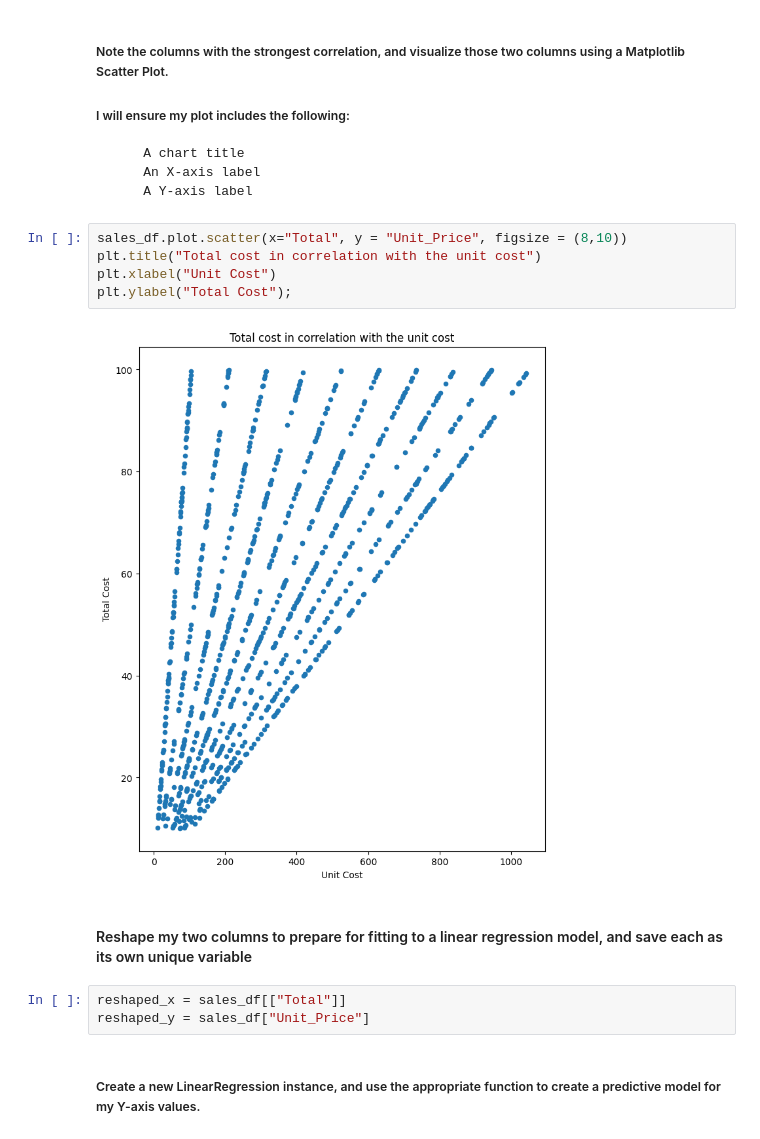
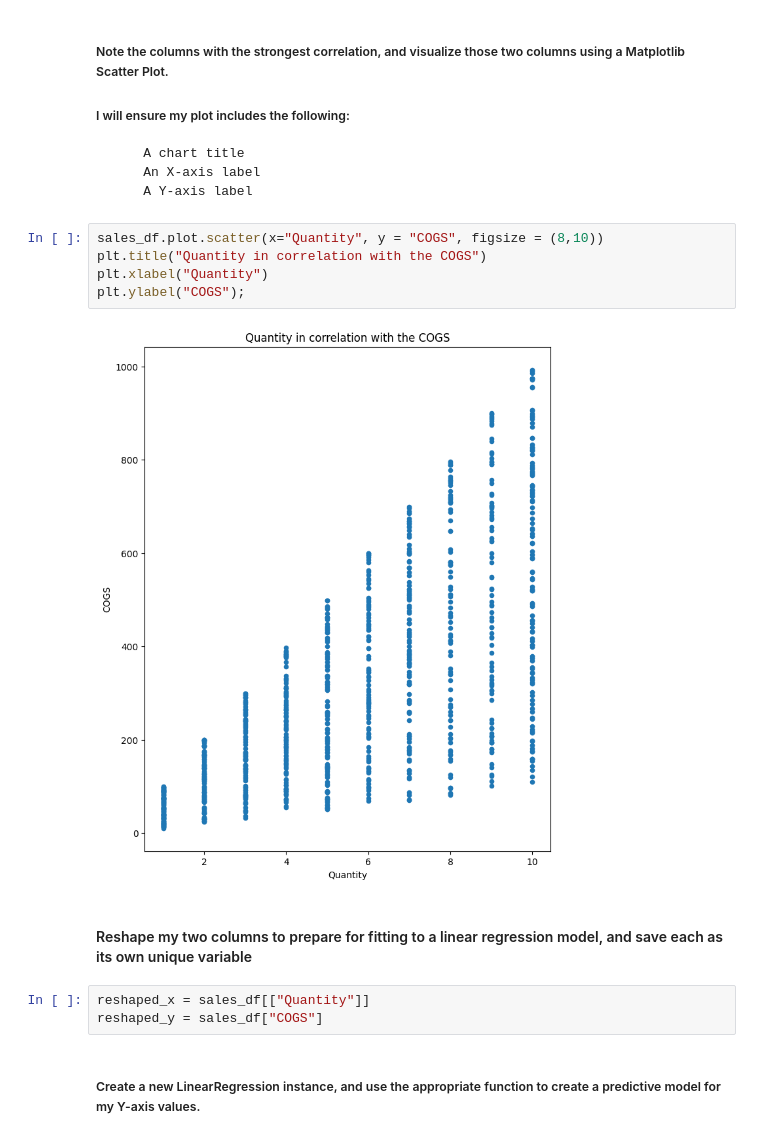
Before and after one commit to callred88/Dataanalysis, a Jupyter notebook: salesanalysis.ipynb, the cells around one changed output. Cells and saved outputs as stored; diff of their text form.

```diff
--- a/salesanalysis.ipynb
+++ b/salesanalysis.ipynb
@@ -202,17 +202,17 @@ sales_df.corr(numeric_only=True)
         An X-axis label
         A Y-axis label
 # %%
-sales_df.plot.scatter(x="Total", y = "Unit_Price", figsize = (8,10))
-plt.title("Total cost in correlation with the unit cost")
-plt.xlabel("Unit Cost")
-plt.ylabel("Total Cost");
+sales_df.plot.scatter(x="Quantity", y = "COGS", figsize = (8,10))
+plt.title("Quantity in correlation with the COGS")
+plt.xlabel("Quantity")
+plt.ylabel("COGS");
 # %% [output]
-[figure, old version]
+[figure, new version]
 # %% [markdown]
 ####  Reshape my two columns to prepare for fitting to a linear regression model, and save each as its own unique variable
 # %%
-reshaped_x = sales_df[["Total"]]
-reshaped_y = sales_df["Unit_Price"]
+reshaped_x = sales_df[["Quantity"]]
+reshaped_y = sales_df["COGS"]
 # %% [markdown]
 #####  Create a new LinearRegression instance, and use the appropriate function to create a predictive model for my Y-axis values.
 # %%
```
Also changed, not shown: parts of 2 cells of this notebook.
